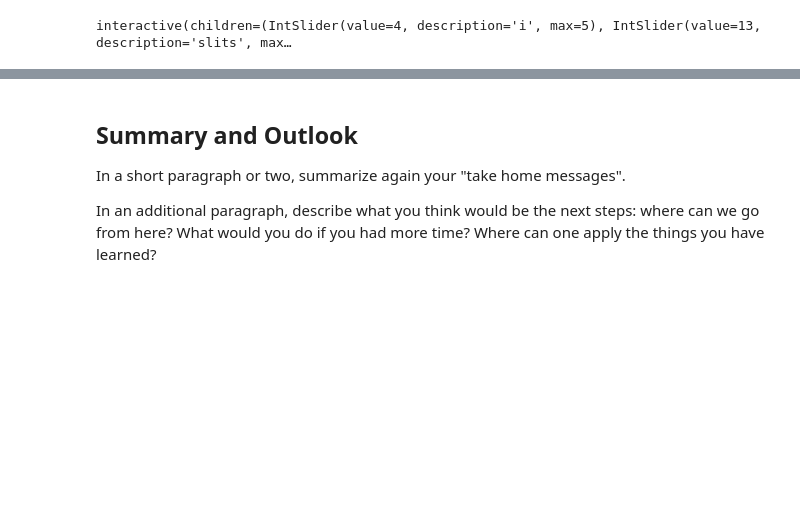
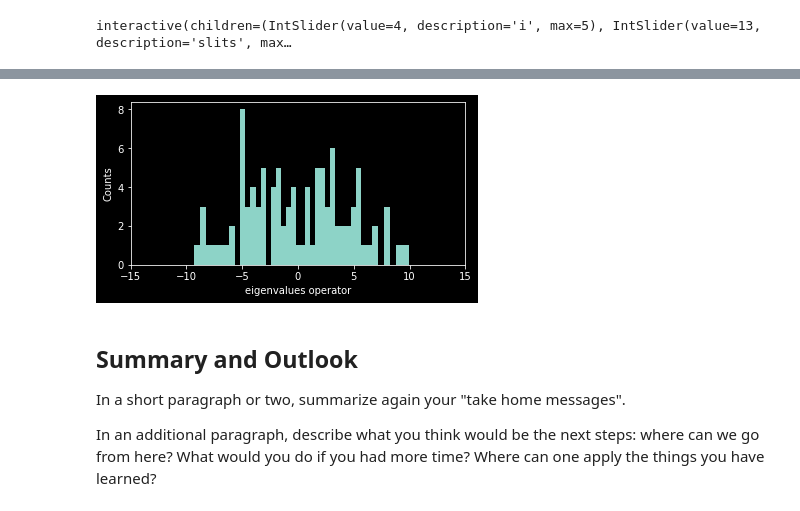
Before and after one commit to JayDew/qutip, a Jupyter notebook: QSM.ipynb, the cells around one changed output, grey strips where cells are left out. Saved outputs shown, nothing was run; the diff lists cells and outputs as text; code cells hidden in the pictures; blank space fills up the shorter version.

Commit message:
finish results draft

```diff
--- a/QSM.ipynb
+++ b/QSM.ipynb
@@ -407,3 +459,23 @@ plt.show()
+# %%
+# Simulate a number of random collapses at the screen
+collapses = 10000  # Amount of collapses
+big_N = 1000       # Size of the larger Hilbert space
+zoom = 15          # x-axis bounds
+
+result_me = mesolve(H, cat, t, x**2)
+rho = result_me.states[len(result_me.states) - 1]
+eigvals, eigstates = x.eigenstates()
+array = [collapse(rho, eigvals, eigstates) for i in range(100)]
+
+# Plot  the result
+plt.figure(figsize=(6,3))
+plt.xlim(-zoom, zoom)
+plt.hist(array, bins=eigvals)
+plt.ylabel(r"Counts")
+plt.xlabel('eigenvalues operator')
+plt.show()
+# %% [output]
+[figure, added]
 # %% [markdown]
 ## Summary and Outlook
 
```
Also changed, not shown: parts of 12 cells of this notebook.
